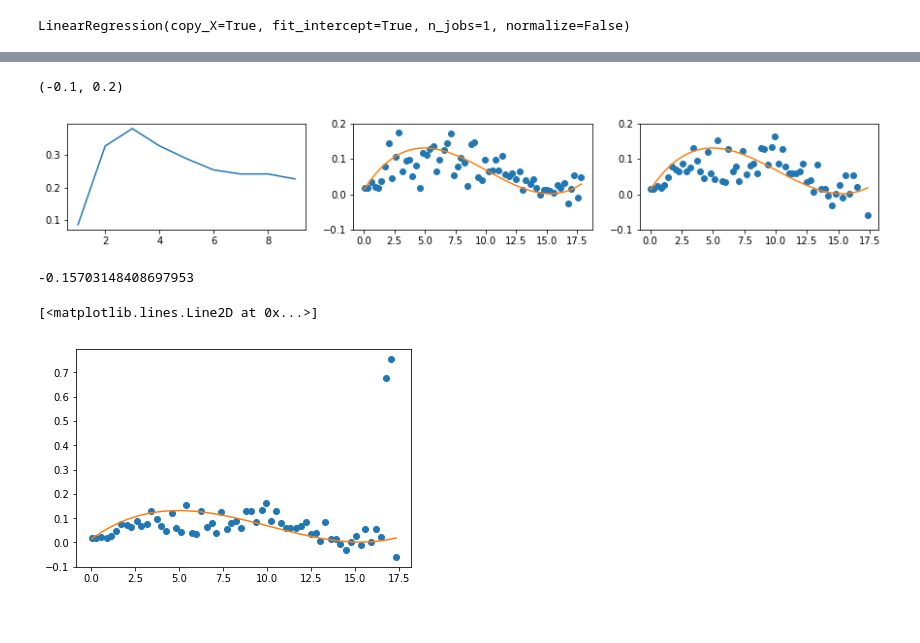
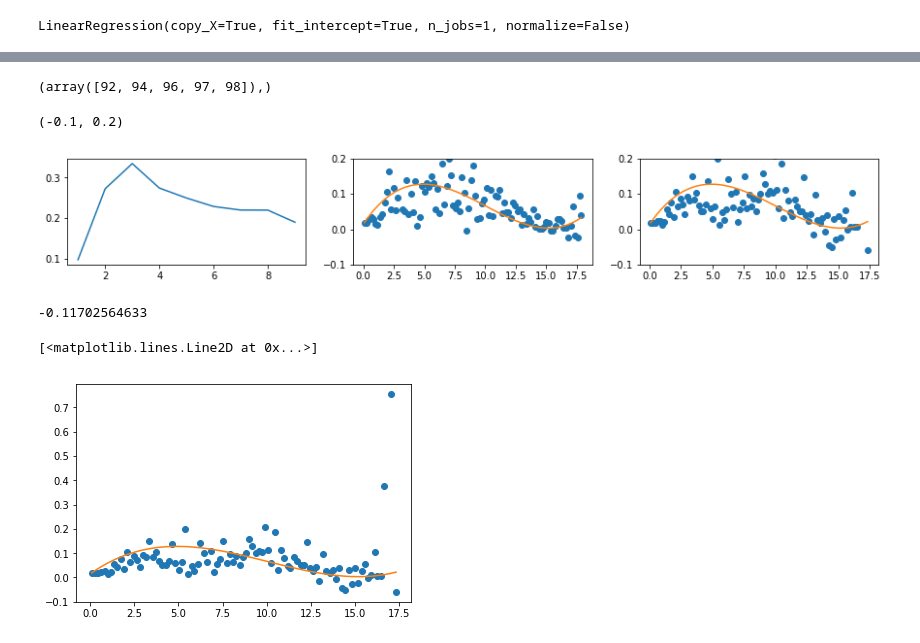
Before and after one commit to AllenInstitute/SWDB_2018, a Jupyter notebook: DynamicBrain/Tutorials/T01_Regression.ipynb, the cells around one changed output, grey strips where cells are left out. Saved outputs shown, nothing was run; the diff lists cells and outputs as text; code cells hidden in the pictures.

```diff
--- a/DynamicBrain/Tutorials/T01_Regression.ipynb
+++ b/DynamicBrain/Tutorials/T01_Regression.ipynb
@@ -60,3 +354,4 @@ exp_cont = boc.get_experiment_containers(ids=[571684731])
 # %%
-#eid = boc.get_ophys_experiments(session_types=['three_session_A'], experiment_container_ids=[571684731])[0]['id']
-eid = boc.get_ophys_experiments(session_types=['three_session_A'], experiment_container_ids=[564425775])[0]['id']
+eid = boc.get_ophys_experiments(session_types=['three_session_A'], experiment_container_ids=[container_id])[0]['id']
+data = boc.get_ophys_experiment_data(eid)
+cell = data.get_cell_specimen_indices([cell_id])[0]
@@ -65,4 +357,0 @@ data = boc.get_ophys_experiment_data(eid)
-# %%
-# data.get_cell_specimen_indices([572611384])
-cell = data.get_cell_specimen_indices([570927732])[0]
-print(cell)
@@ -121,29 +408,13 @@ def downsample(a, bin_edges, alt_array=None):
 # %%
 bin_edges = np.linspace(0,18,100)
 
-running_ds_train, dff_ds_train = downsample(dx_train, bin_edges, [dff_train[142]])
-running_ds_validate, dff_ds_validate = downsample(dx_validate, bin_edges, [dff_validate[142]])
-running_ds_test, dff_ds_test = downsample(dx_test, bin_edges, [dff_test[142]])
+running_ds_train, dff_ds_train = downsample(dx_train, bin_edges, [dff_train[cell]])
+running_ds_validate, dff_ds_validate = downsample(dx_validate, bin_edges, [dff_validate[cell]])
+running_ds_test, dff_ds_test = downsample(dx_test, bin_edges, [dff_test[cell]])
 
 dff_ds_train = dff_ds_train[0]
 dff_ds_validate = dff_ds_validate[0]
 dff_ds_test = dff_ds_test[0]
-# %%
-def remove_negative(running, dff):
-    pos_mask = running >= 0
-    running = running[pos_mask]
-    dff = dff[pos_mask]
-
-    return running, dff
-
-running_ds_train, dff_ds_train = remove_negative(running_ds_train, dff_ds_train)
-running_ds_validate, dff_ds_validate = remove_negative(running_ds_validate, dff_ds_validate)
-running_ds_test, dff_ds_test = remove_negative(running_ds_test, dff_ds_test)
-
-
-# pos_mask = running_ds_train >= 0
-# running_ds_train = running_ds_train[pos_mask]
-# diff_ds_train = diff_ds_train[pos_mask]
 # %%
 fig, ax = plt.subplots(1,3, figsize=(15,2))
 ax[0].plot(running_ds_train, dff_ds_train, 'o')
@@ -214,45 +483,49 @@ for i, lr in enumerate(lr_list):
+# %%
+np.where(np.isnan(running_ds_test))
+# %% [output]
+(array([92, 94, 96, 97, 98]),)
 # %%
 R2_vals = []
 
 for i, lr in enumerate(lr_list):
     running_nth_order = nth_polynomial(running_ds_validate, i+1)
     R2 = lr.score(running_nth_order, dff_ds_validate)
     R2_vals.append(R2)
 
 order = np.arange(1,len(R2_vals)+1)
 
 fig, ax = plt.subplots(1,3, figsize=(15,2))
 ax[0].plot(order, R2_vals)
 
 best_model_index = np.argmax(R2_vals)
 lr_best = lr_list[best_model_index]
 
 ax[1].plot(running_ds_validate, dff_ds_validate, 'o')
 running_nth_order = nth_polynomial(running_ds_validate, best_model_index+1)
 ax[1].plot(running_ds_validate, lr_best.predict(running_nth_order))
 ax[1].set_ylim(-0.1, 0.2)
 
 ax[2].plot(running_ds_test, dff_ds_test, 'o')
-running_nth_order = nth_polynomial(running_ds_test, best_model_index+1)
-ax[2].plot(running_ds_test, lr_best.predict(running_nth_order))
+running_nth_order = nth_polynomial(running_ds_test[np.isfinite(running_ds_test)], best_model_index+1)
+ax[2].plot(running_ds_test[np.isfinite(running_ds_test)], lr_best.predict(running_nth_order))
 ax[2].set_ylim(-0.1, 0.2)
 # %% [output]
 (-0.1, 0.2)
-[figure, old version]
+[figure, new version]
 # %%
-running_nth_order = nth_polynomial(running_ds_test, best_model_index+1)
-print(lr_best.score(running_nth_order, dff_ds_test))
+running_nth_order = nth_polynomial(running_ds_test[np.isfinite(running_ds_test)], best_model_index+1)
+print(lr_best.score(running_nth_order, dff_ds_test[np.isfinite(running_ds_test)]))
 # %% [output]
--0.15703148408697953
+-0.11702564633
 # %%
 fig, ax = plt.subplots()
 
 ax.plot(running_ds_test, dff_ds_test, 'o')
-running_nth_order = nth_polynomial(running_ds_test, best_model_index+1)
-ax.plot(running_ds_test, lr_best.predict(running_nth_order))
+running_nth_order = nth_polynomial(running_ds_test[np.isfinite(running_ds_test)], best_model_index+1)
+ax.plot(running_ds_test[np.isfinite(running_ds_test)], lr_best.predict(running_nth_order))
 # %% [output]
 [<matplotlib.lines.Line2D at 0x...>]
-[figure, old version]
+[figure, new version]
 # %%
 outlier_mask = dff_ds_test < 0.3
 running_ds_test_g = running_ds_test[outlier_mask]
```
Also changed, not shown: parts of 47 cells of this notebook.
